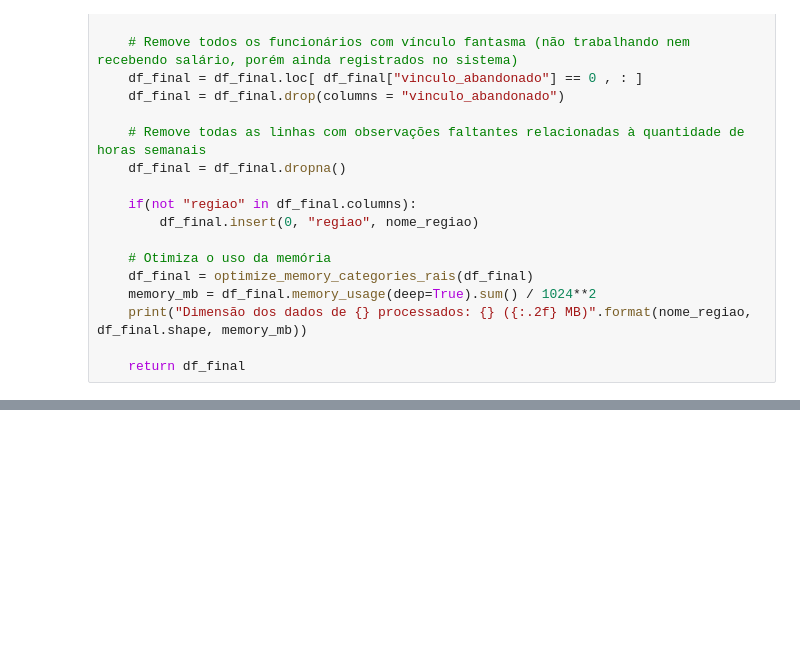
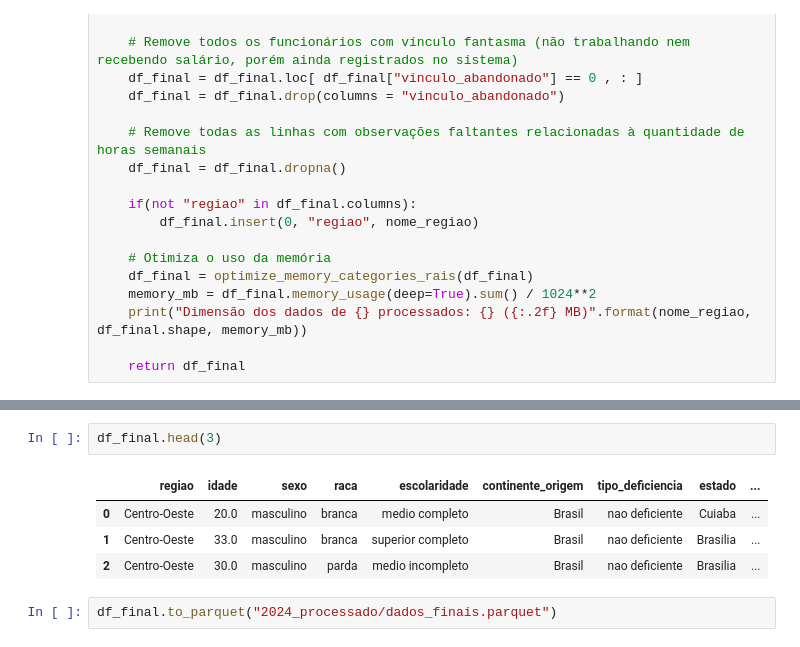
Before and after one commit to nhilariosilva/rais_analysis, a Jupyter notebook: Rais - Limpeza dados.ipynb, the cells around one changed output, grey strips where cells are left out. Cells and saved outputs as stored; diff of their text form; blank space fills up the shorter version.

```diff
--- a/Rais - Limpeza dados.ipynb
+++ b/Rais - Limpeza dados.ipynb
@@ -1038,0 +1192,9 @@ df_sul_final.to_parquet("sul_processado.parquet")
+# %%
+df_final.head(3)
+# %% [output]
+|  | regiao | idade | sexo | raca | escolaridade | continente_origem | tipo_deficiencia | estado | ... |
+| 0 | Centro-Oeste | 20.0 | masculino | branca | medio completo | Brasil | nao deficiente | Cuiaba | ... |
+| 1 | Centro-Oeste | 33.0 | masculino | branca | superior completo | Brasil | nao deficiente | Brasilia | ... |
+| 2 | Centro-Oeste | 30.0 | masculino | parda | medio incompleto | Brasil | nao deficiente | Brasilia | ... |
+# %%
+df_final.to_parquet("2024_processado/dados_finais.parquet")
```
Also changed, not shown: parts of 14 cells of this notebook, 1 other file.
